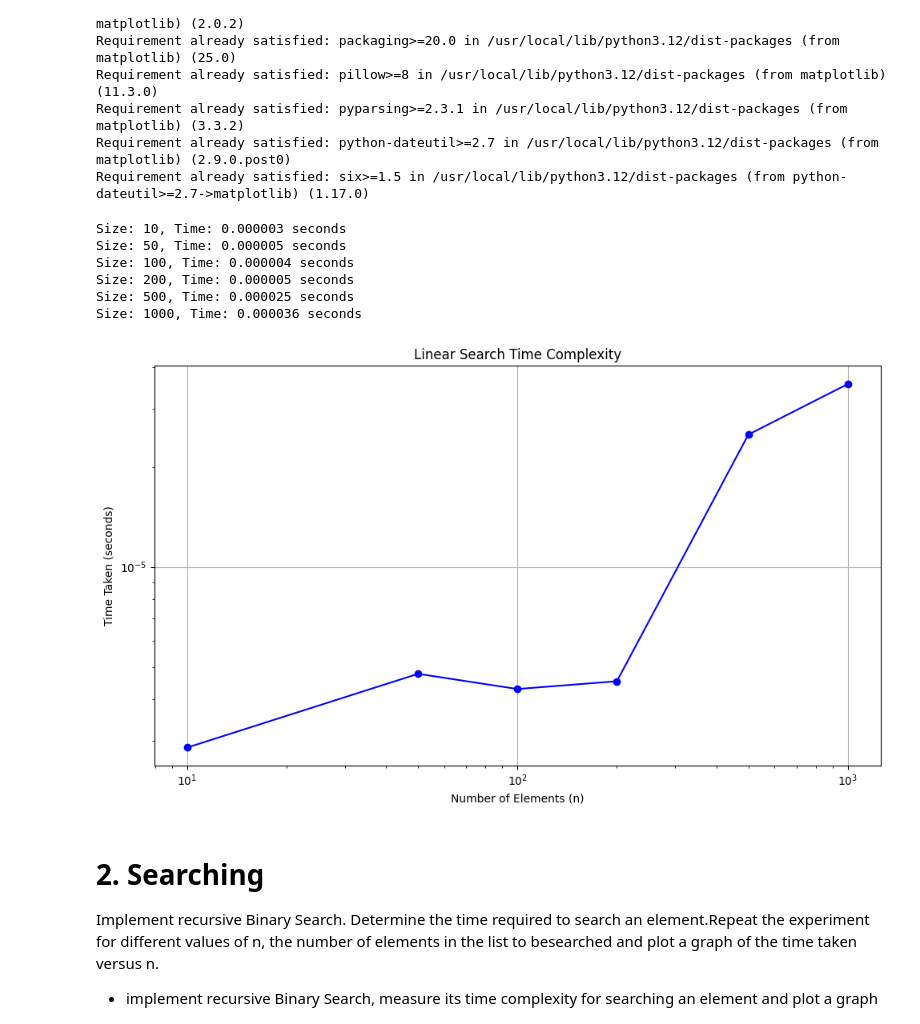
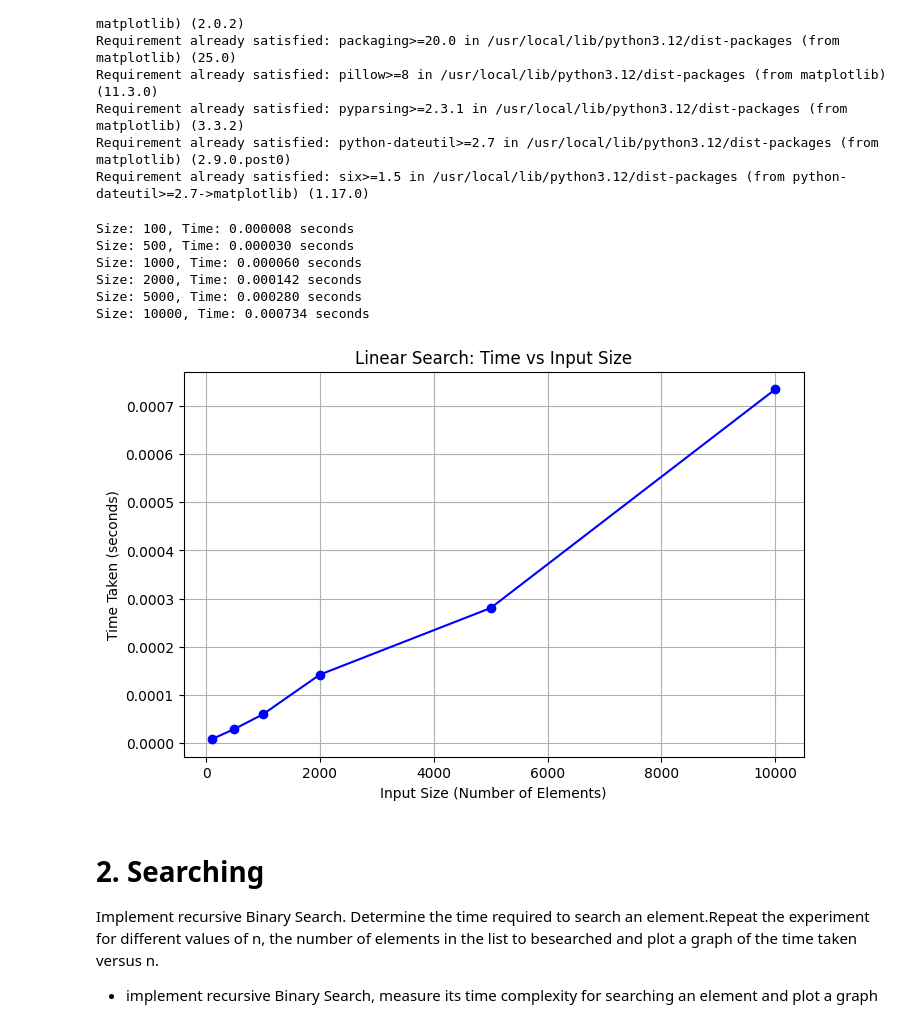
Before and after one commit to Subodh-Shekhar24/APS_LAB, a Jupyter notebook: lab_4.ipynb, the cells around one changed output. Cells and saved outputs as stored; diff of their text form; code cells hidden in the pictures.

```diff
--- a/lab_4.ipynb
+++ b/lab_4.ipynb
@@ -30,55 +30,54 @@ Requirement already satisfied: six>=1.5 in /usr/local/lib/python3.12/dist-packag
 # %%
 import time
 import random
 import matplotlib.pyplot as plt
 
 def linear_search(arr, target):
-    for i in range(len(arr)):
-        if arr[i] == target:
+
+    for i, value in enumerate(arr):
+        if value == target:
             return i
     return -1
 
-def run_experiment(sizes):
+def measure_performance():
+    input_sizes = [100, 500, 1000, 2000, 5000, 10000]
     times = []
-    for n in sizes:
 
-        data = [random.randint(0, n * 2) for _ in range(n)]
+    for size in input_sizes:
 
-        target = random.randint(0, n * 2)
+        arr = [random.randint(0, size) for _ in range(size)]
+        target = -1
 
-        start_time = time.time()
-        linear_search(data, target)
-        end_time = time.time()
+        start_time = time.perf_counter()
+        linear_search(arr, target)
+        end_time = time.perf_counter()
 
         elapsed_time = end_time - start_time
         times.append(elapsed_time)
-        print(f"Size: {n}, Time: {elapsed_time:.6f} seconds")
-    return times
+        print(f"Size: {size}, Time: {elapsed_time:.6f} seconds")
 
+    return input_sizes, times
 
-input_sizes = [10, 50, 100, 200, 500, 1000]
+def plot_graph(sizes, times):
+    plt.figure(figsize=(8, 5))
+    plt.plot(sizes, times, marker='o', linestyle='-', color='b')
+    plt.title("Linear Search: Time vs Input Size")
+    plt.xlabel("Input Size (Number of Elements)")
+    plt.ylabel("Time Taken (seconds)")
+    plt.grid(True)
+    plt.show()
 
-time_taken = run_experiment(input_sizes)
-
-
-plt.figure(figsize=(10, 6))
-plt.plot(input_sizes, time_taken, marker='o', linestyle='-', color='b')
-plt.title('Linear Search Time Complexity')
-plt.xlabel('Number of Elements (n)')
-plt.ylabel('Time Taken (seconds)')
-plt.grid(True)
-plt.xscale('log')
-plt.yscale('log')
-plt.tight_layout()
-plt.show()
+if __name__ == "__main__":
+    sizes, times = measure_performance()
+    plot_graph(sizes, times)
 # %% [output]
-Size: 10, Time: 0.000003 seconds
-Size: 50, Time: 0.000005 seconds
-Size: 100, Time: 0.000004 seconds
-Size: 200, Time: 0.000005 seconds
-Size: 500, Time: 0.000025 seconds
-Size: 1000, Time: 0.000036 seconds
+Size: 100, Time: 0.000008 seconds
+Size: 500, Time: 0.000030 seconds
+Size: 1000, Time: 0.000060 seconds
+Size: 2000, Time: 0.000142 seconds
+Size: 5000, Time: 0.000280 seconds
+Size: 10000, Time: 0.000734 seconds
-[figure, old version]
+[figure, new version]
 # %% [markdown]
 # 2. Searching
 Implement recursive Binary Search. Determine the time required to search an element.Repeat the experiment for different values of n, the number of elements in the list to besearched and plot a graph of the time taken versus n.
```
